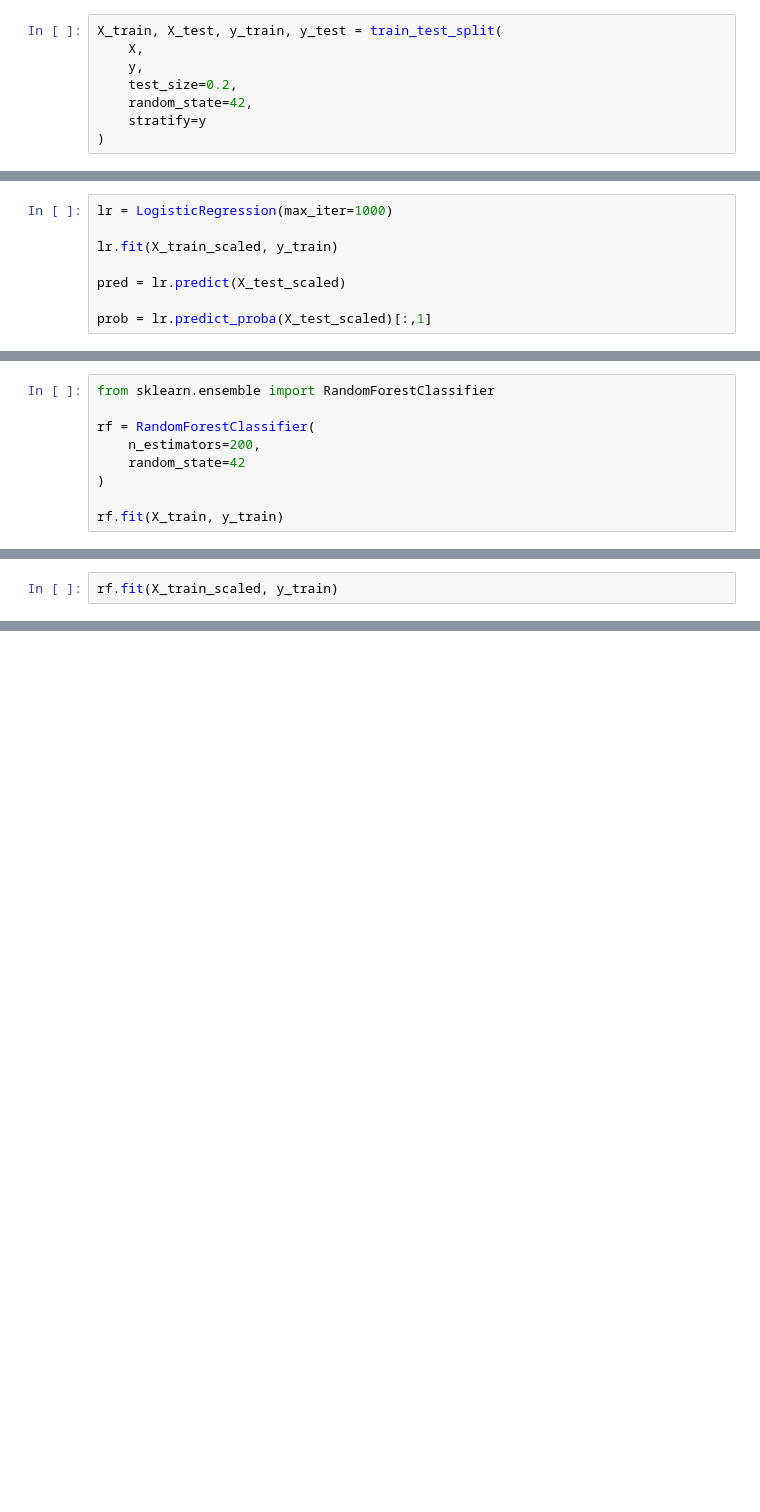
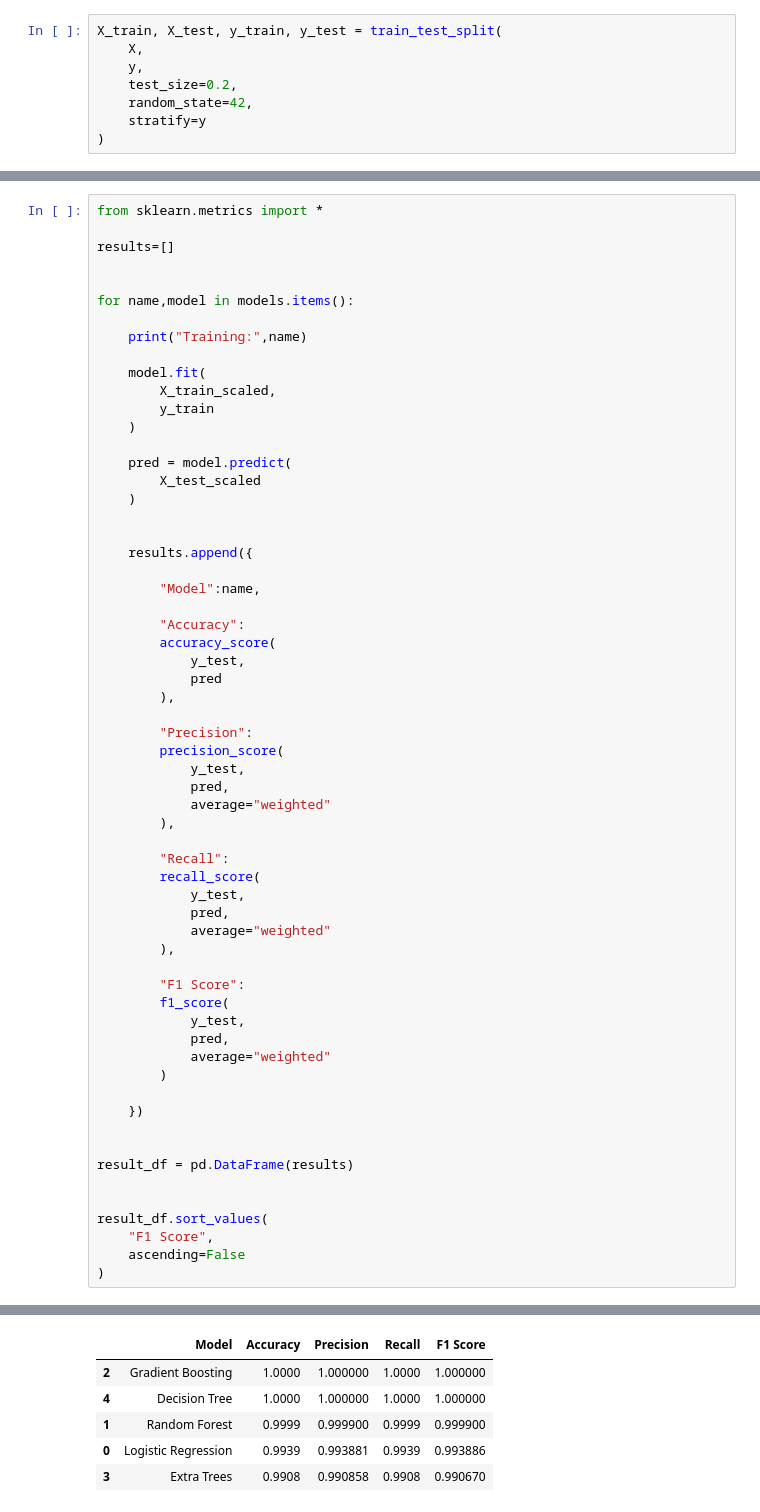
Before and after one commit to ashishpatel3630-art/PRISM_AI_Models, a Jupyter notebook: PRISM-AI/notebooks/04_Churn.ipynb, the cells around one changed output, grey strips where cells are left out. Cells and saved outputs as stored; diff of their text form; blank space fills up the shorter version.

Commit message:
data is added

```diff
--- a/PRISM-AI/notebooks/04_Churn.ipynb
+++ b/PRISM-AI/notebooks/04_Churn.ipynb
@@ -116,8 +149,0 @@ X_test_scaled = scaler.transform(X_test)
-# %%
-lr = LogisticRegression(max_iter=1000)
-
-lr.fit(X_train_scaled, y_train)
-
-pred = lr.predict(X_test_scaled)
-
-prob = lr.predict_proba(X_test_scaled)[:,1]
@@ -136,9 +249,0 @@ ROC AUC  : 0.9997798561113258
-# %%
-from sklearn.ensemble import RandomForestClassifier
-
-rf = RandomForestClassifier(
-    n_estimators=200,
-    random_state=42
-)
-
-rf.fit(X_train, y_train)
@@ -147,2 +249,0 @@ RandomForestClassifier(n_estimators=200, random_state=42)
-# %%
-rf.fit(X_train_scaled, y_train)
@@ -150,0 +384,62 @@ RandomForestClassifier(n_estimators=200, random_state=42)
+# %%
+from sklearn.metrics import *
+
+results=[]
+
+
+for name,model in models.items():
+
+    print("Training:",name)
+
+    model.fit(
+        X_train_scaled,
+        y_train
+    )
+
+    pred = model.predict(
+        X_test_scaled
+    )
+
+
+    results.append({
+
+        "Model":name,
+
+        "Accuracy":
+        accuracy_score(
+            y_test,
+            pred
+        ),
+
+        "Precision":
+        precision_score(
+            y_test,
+            pred,
+            average="weighted"
+        ),
+
+        "Recall":
+        recall_score(
+            y_test,
+            pred,
+            average="weighted"
+        ),
+
+        "F1 Score":
+        f1_score(
+            y_test,
+            pred,
+            average="weighted"
+        )
+
+    })
+
+
+result_df = pd.DataFrame(results)
+
+
+result_df.sort_values(
+    "F1 Score",
+    ascending=False
+)
+# %% [output]
@@ -150,0 +451,6 @@ RandomForestClassifier(n_estimators=200, random_state=42)
+|  | Model | Accuracy | Precision | Recall | F1 Score |
+| 2 | Gradient Boosting | 1.0000 | 1.000000 | 1.0000 | 1.000000 |
+| 4 | Decision Tree | 1.0000 | 1.000000 | 1.0000 | 1.000000 |
+| 1 | Random Forest | 0.9999 | 0.999900 | 0.9999 | 0.999900 |
+| 0 | Logistic Regression | 0.9939 | 0.993881 | 0.9939 | 0.993886 |
+| 3 | Extra Trees | 0.9908 | 0.990858 | 0.9908 | 0.990670 |
```
Also changed, not shown: parts of 41 cells of this notebook.
